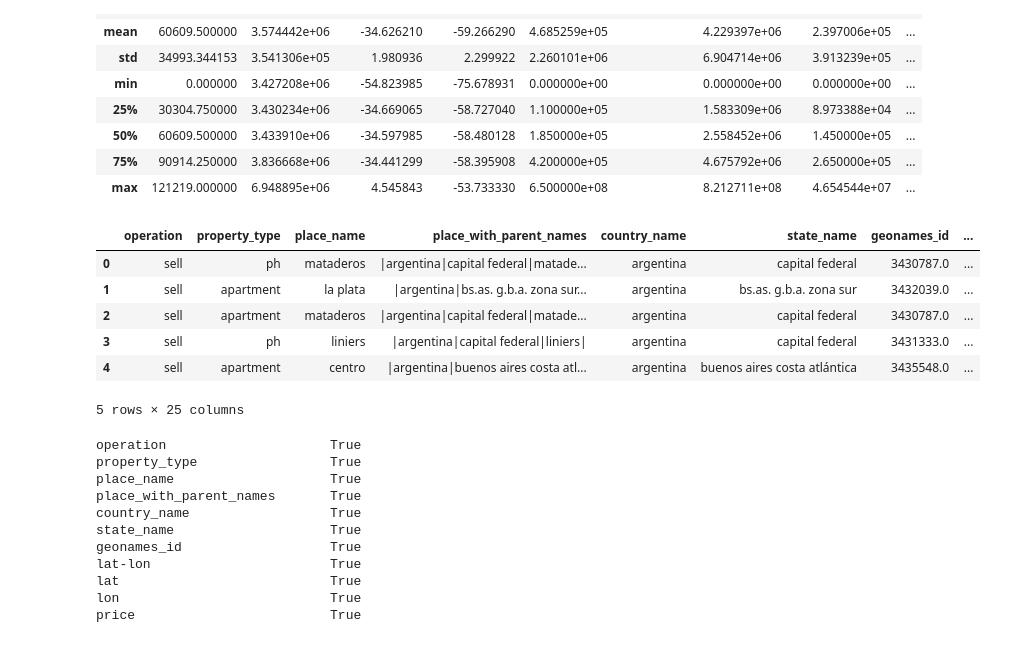
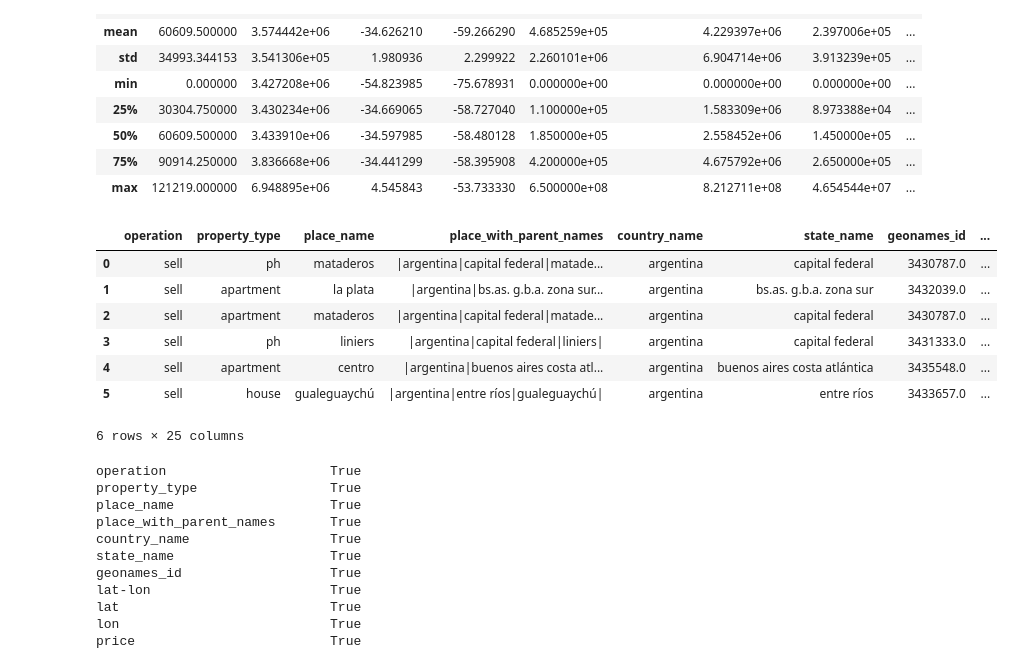
Before and after one commit to krisescobedo/Challenge-one, a Jupyter notebook: Data wrangling.ipynb, the cells around one changed output. Saved outputs shown, nothing was run; the diff lists cells and outputs as text; code cells hidden in the pictures.

```diff
--- a/Data wrangling.ipynb
+++ b/Data wrangling.ipynb
@@ -60,15 +60,16 @@ properati2.drop(columns=["Unnamed: 0"], inplace=True)   #"el drop tambien afecta
 # %%
 properati2 = properati2.applymap(lambda x: x if type(x)!=str else x.lower())
 # %%
-properati2.head()
+properati2.head(6)
 # %% [output]
 |  | operation | property_type | place_name | place_with_parent_names | country_name | state_name | geonames_id | ... |
 | 0 | sell | ph | mataderos | |argentina|capital federal|matade... | argentina | capital federal | 3430787.0 | ... |
 | 1 | sell | apartment | la plata | |argentina|bs.as. g.b.a. zona sur... | argentina | bs.as. g.b.a. zona sur | 3432039.0 | ... |
 | 2 | sell | apartment | mataderos | |argentina|capital federal|matade... | argentina | capital federal | 3430787.0 | ... |
 | 3 | sell | ph | liniers | |argentina|capital federal|liniers| | argentina | capital federal | 3431333.0 | ... |
 | 4 | sell | apartment | centro | |argentina|buenos aires costa atl... | argentina | buenos aires costa atlántica | 3435548.0 | ... |
+| 5 | sell | house | gualeguaychú | |argentina|entre ríos|gualeguaychú| | argentina | entre ríos | 3433657.0 | ... |
-5 rows × 25 columns
+6 rows × 25 columns
 # %%
 #se compara que ambos df tienen igual cantidad de valores nulos
 properati2.isnull().sum() == properati.isnull().sum()
```
Also changed, not shown: parts of 24 cells of this notebook.
